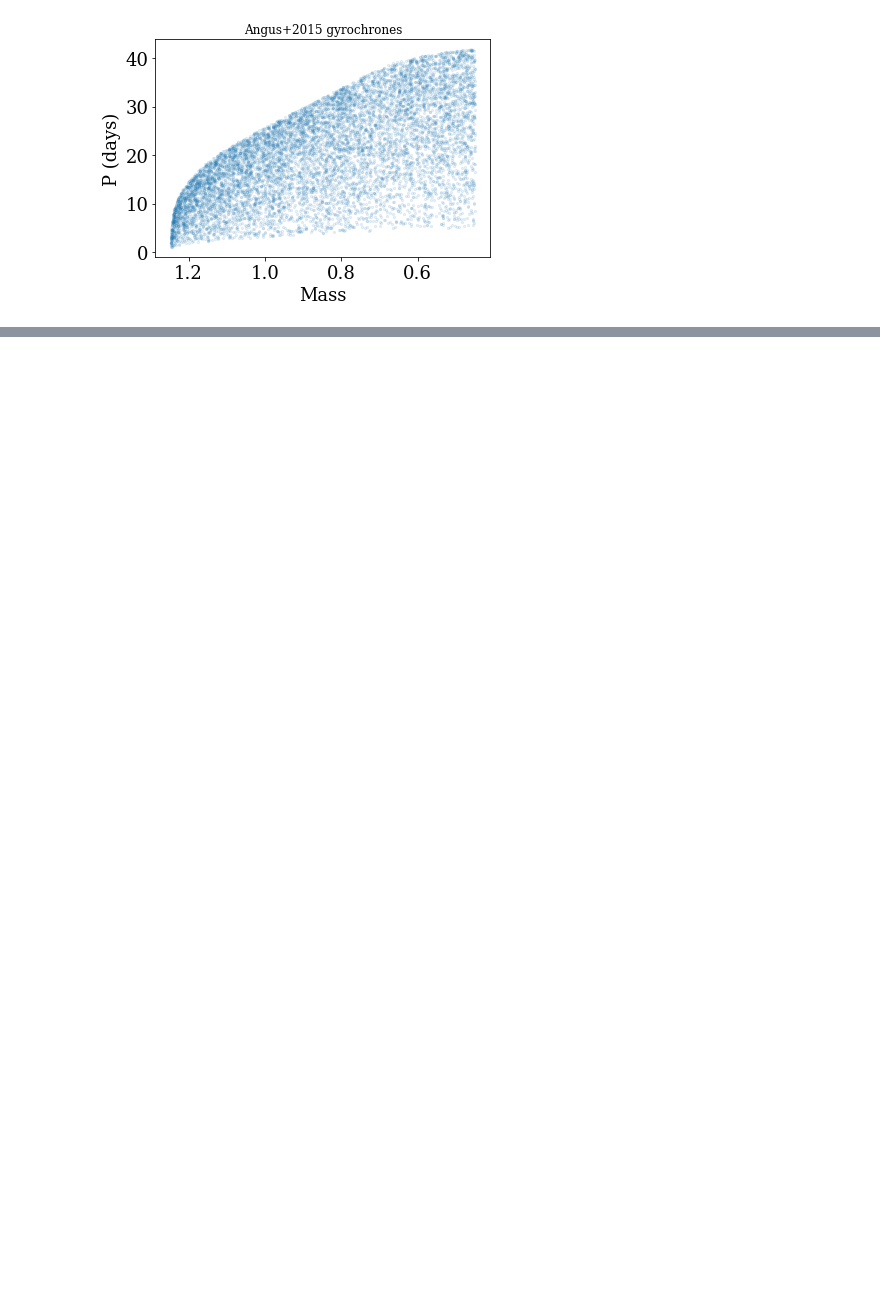
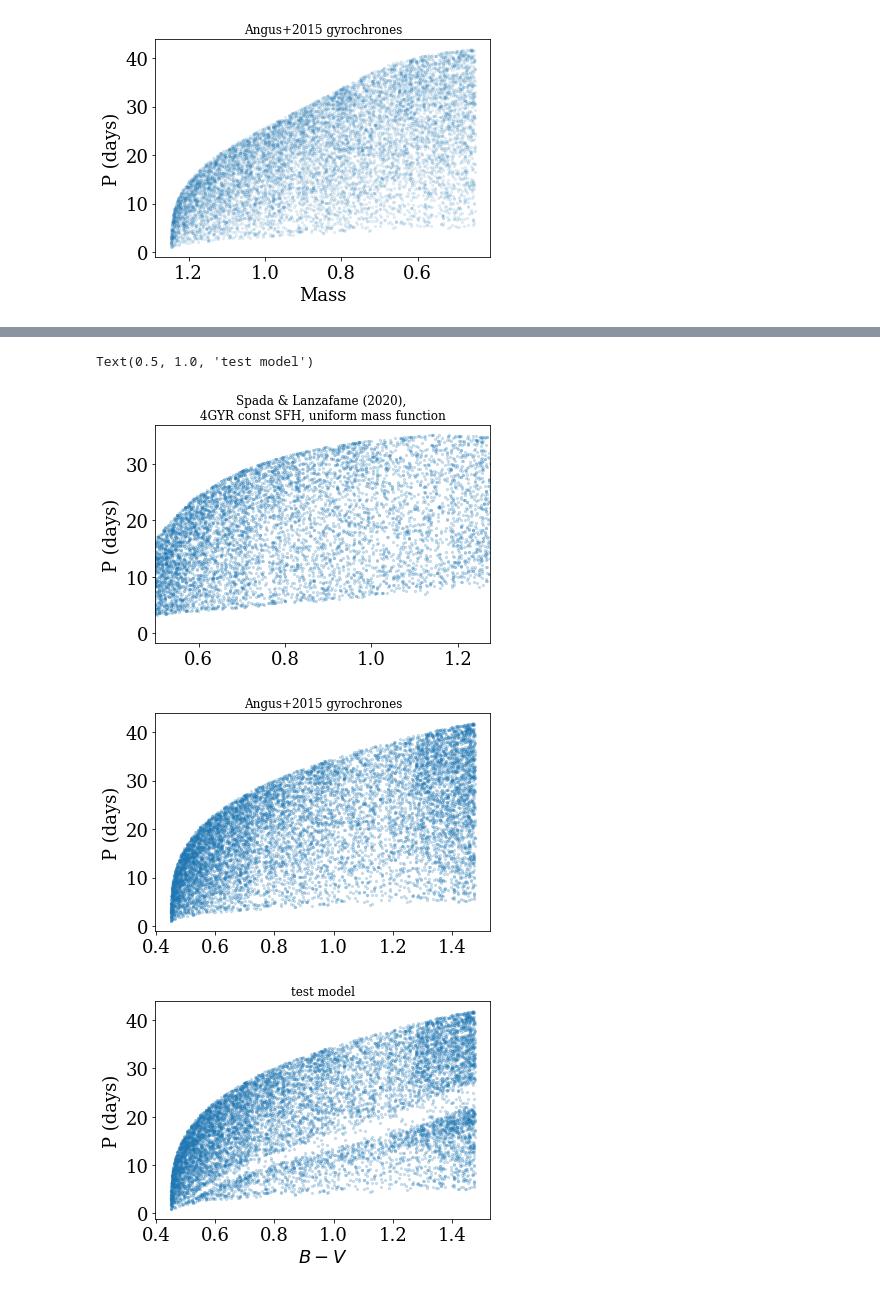
Before and after one commit to jradavenport/stall-down, a Jupyter notebook: code/SL20.ipynb, the cells around one changed output, grey strips where cells are left out. Drawn from its saved outputs; the diff is of its cells as text; code cells hidden in the pictures; blank space fills up the shorter version.

```diff
--- a/code/SL20.ipynb
+++ b/code/SL20.ipynb
@@ -276,3 +344,25 @@ plt.yscale('log')
+# %%
+plt.scatter(BVnew, new_rot.flatten()[Rind], alpha=0.2, s=5)
+plt.ylabel('P (days)')
+plt.xlim(0.5, 1.275)
+plt.title('Spada & Lanzafame (2020), \n4GYR const SFH, uniform mass function', fontsize=12)
+
+plt.figure()
+plt.scatter(BVnew, Angus2015(BVnew, xxnew.flatten()[Rind] * 1e3), alpha=.2,s=5)
+plt.ylabel('P (days)')
+plt.title('Angus+2015 gyrochrones',fontsize=12)
+
+plt.figure()
+plt.scatter(BVnew, stalldown(BVnew, xxnew.flatten()[Rind] * 1e3, Ro1=0.5, Ro2=0.7),
+            alpha=.2,s=5)
+plt.xlabel('$B-V$')
+plt.ylabel('P (days)')
+plt.title('test model',fontsize=12)
+# %% [output]
+Text(0.5, 1.0, 'test model')
+[figure, added]
+[figure, added]
+[figure, added]
 # %%
 plt.scatter(yynew.flatten()[Rind], stalldown(BVnew, xxnew.flatten()[Rind] * 1e3), alpha=.1,s=5)
 
```
Also changed, not shown: parts of 14 cells of this notebook, 1 other file.
